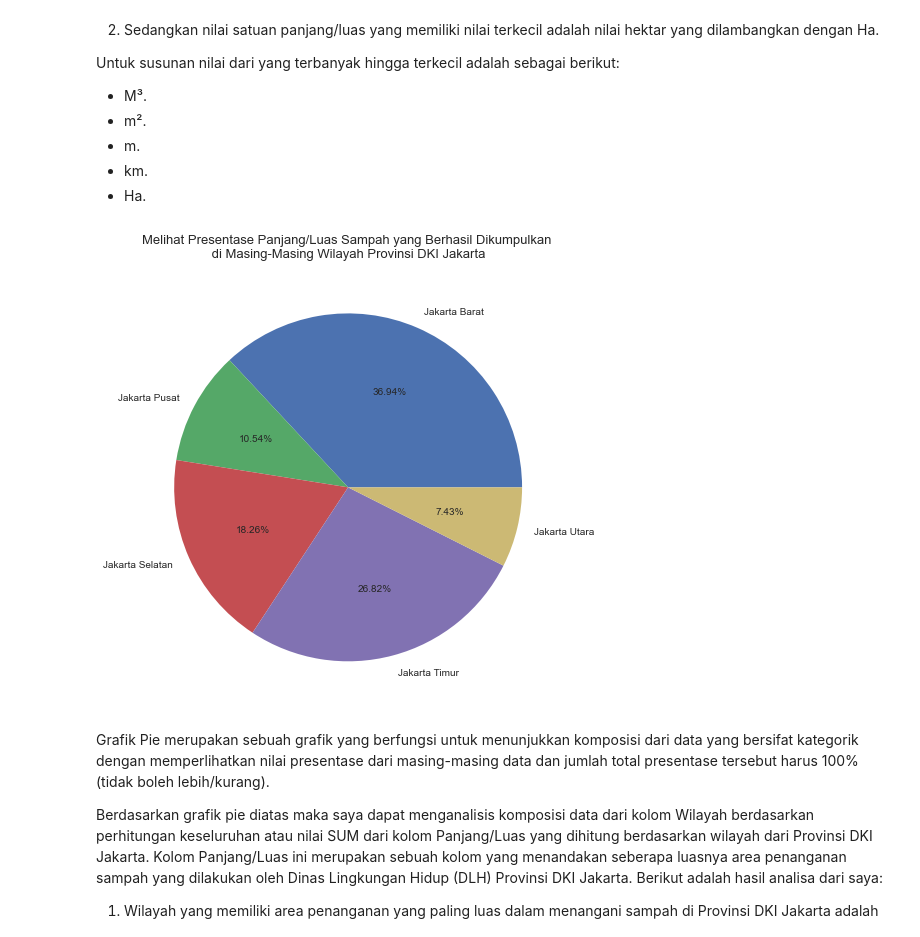
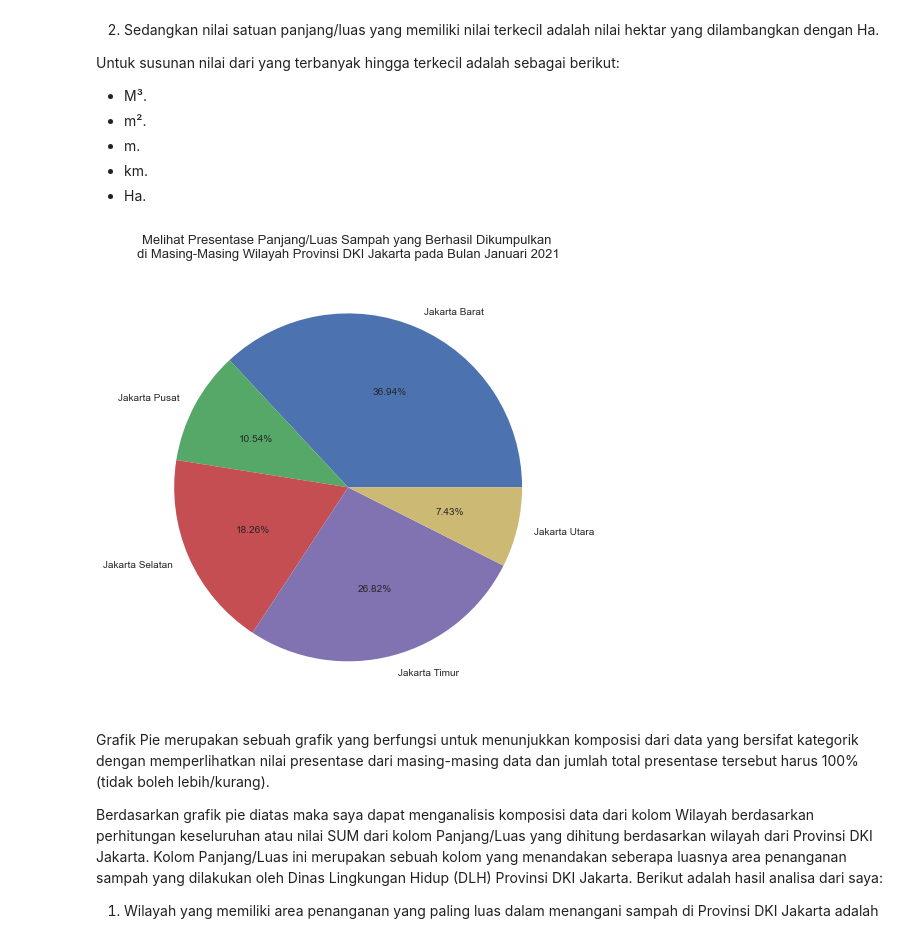
Before and after one commit to pramudianzaheka92/ProjectTugasAkhir, a Jupyter notebook: 1 - 2021/Prediksi Tingkat Pengangkutan Volume Sampah di Bulan Januari 2021 - Dengan Nilai Outliers.ipynb, the cells around one changed output. Drawn from its saved outputs; the diff is of its cells as text; code cells hidden in the pictures.

Commit message:
Update Title di Pengujian Bulan Januari, Februari & Maret 2021

```diff
--- a/1 - 2021/Prediksi Tingkat Pengangkutan Volume Sampah di Bulan Januari 2021 - Dengan Nilai Outliers.ipynb
+++ b/1 - 2021/Prediksi Tingkat Pengangkutan Volume Sampah di Bulan Januari 2021 - Dengan Nilai Outliers.ipynb
@@ -463,14 +463,15 @@ Untuk susunan nilai dari yang terbanyak hingga terkecil adalah sebagai berikut:
 # %%
 # Melihat komposisi masing-masing wilayah Provinsi DKI Jakarta berdasarkan panjang/luas sampah yang berhasil dikumpulkan
 plt.figure(figsize=(10, 8))
 
 data_pie_januari = data_januari.groupby("Wilayah")["Panjang/Luas"].count().reset_index()
 plt.pie(data_pie_januari["Panjang/Luas"], labels = data_pie_januari["Wilayah"], autopct = "%.2f%%")
-plt.title("Melihat Presentase Panjang/Luas Sampah yang Berhasil Dikumpulkan \n di Masing-Masing Wilayah Provinsi DKI Jakarta ",
+plt.title("Melihat Presentase Panjang/Luas Sampah yang Berhasil Dikumpulkan \n"
+          "di Masing-Masing Wilayah Provinsi DKI Jakarta pada Bulan Januari 2021",
           fontsize=13, pad=13)
 plt.show()
 # %% [output]
-[figure, old version]
+[figure, new version]
 # %% [markdown]
 Grafik Pie merupakan sebuah grafik yang berfungsi untuk menunjukkan komposisi dari data yang bersifat kategorik dengan memperlihatkan nilai presentase dari masing-masing data dan jumlah total presentase tersebut harus 100% (tidak boleh lebih/kurang).
 
```
Also changed, not shown: parts of 10 cells of this notebook.
